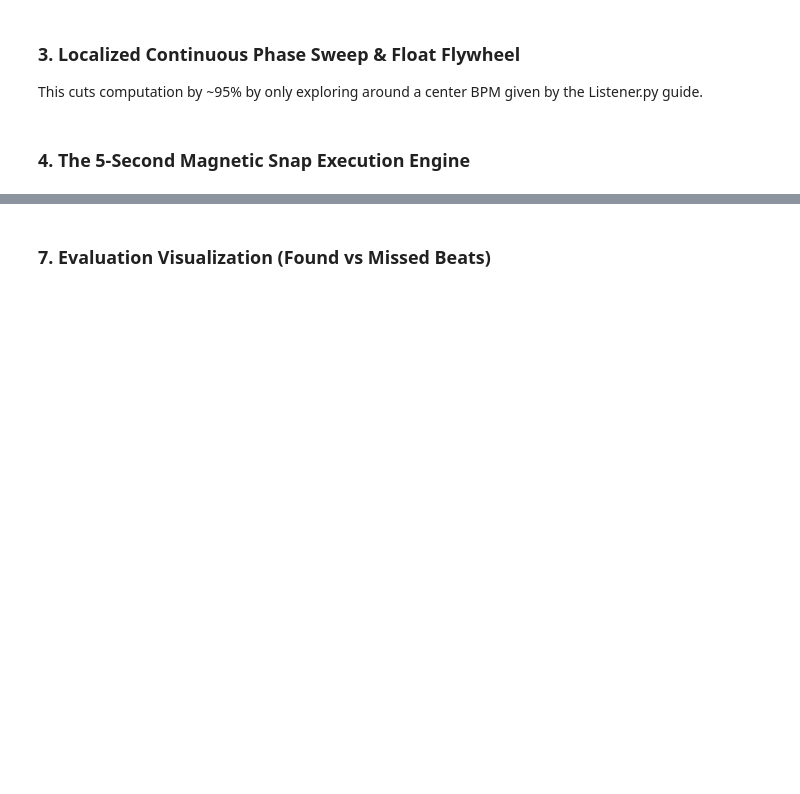
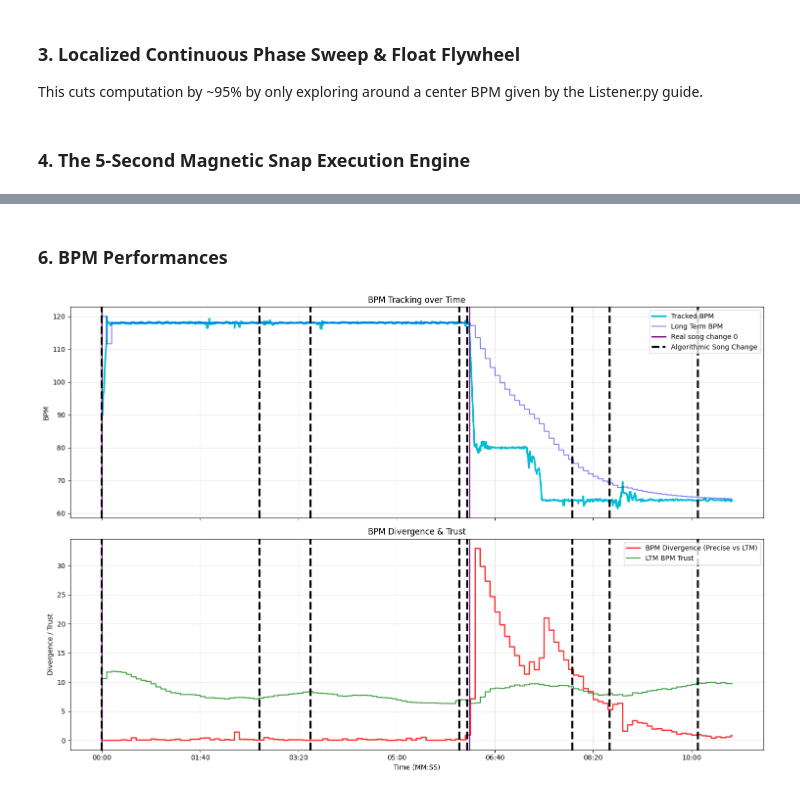
Before and after one commit to LucRobey/vialactee, a Jupyter notebook: playground/ContinuousHybridTracker.ipynb, the cells around one changed output, grey strips where cells are left out. Saved outputs shown, nothing was run; the diff lists cells and outputs as text; code cells hidden in the pictures; blank space fills up the shorter version.

```diff
--- a/playground/ContinuousHybridTracker.ipynb
+++ b/playground/ContinuousHybridTracker.ipynb
@@ -125,11 +144,8 @@ class Robust_Simulated_Microphone:
 
         self.raw_fft_history = None
         self.bass_flux = 0.0
-        self.vocal_flux = 0.0
         self.treble_flux = 0.0
         self.high_res_flux = 0.0
-        self.vocal_energy = 0.0
-        self.vocal_prominence = 0.0
 
     def pop_chunk(self, chunk_size=1024):
         if self.current_pos + chunk_size > self.total_samples:
@@ -153,12 +169,8 @@ class Robust_Simulated_Microphone:
         if self.raw_fft_history is not None:
             freq_diff = np.maximum(0, fft_result - self.raw_fft_history)
             self.bass_flux = np.sum(freq_diff[1:7])
-            self.vocal_flux = np.sum(freq_diff[7:70])
             self.treble_flux = np.sum(freq_diff[70:300])
             self.high_res_flux = self.treble_flux
-            self.vocal_energy = np.sum(fft_result[7:70])
-            vocal_mean = np.mean(fft_result[7:70])
-            self.vocal_prominence = np.max(fft_result[7:70]) / (vocal_mean + 1.0)
         self.raw_fft_history = fft_result
 # %% [markdown]
 ### 3. Localized Continuous Phase Sweep & Float Flywheel
@@ -798,2 +661,53 @@ plt.show()
-# %% [markdown]
-### 7. Evaluation Visualization (Found vs Missed Beats)
+# %% [markdown]
+### 6. BPM Performances
+# %%
+import matplotlib.pyplot as plt
+import matplotlib.ticker as ticker
+def min_sec_formatter(x, pos):
+    m = int(x // 60)
+    s = int(x % 60)
+    return f'{m:02d}:{s:02d}'
+
+time_arr = np.array(history_time)
+bpm_arr = np.array(history_bpm)
+trust_arr = np.array(history_trust)
+diverge_arr = np.array(history_bpm_divergence)
+ltm_bpm_arr = np.array(history_ltm_bpm)
+
+fig, (ax1, ax2) = plt.subplots(2, 1, figsize=(15, 10), sharex=True)
+
+ax1.plot(time_arr, bpm_arr, color='#00bcd4', linewidth=2.5, label='Tracked BPM')
+ax1.plot(time_arr, ltm_bpm_arr, color='blue', alpha=0.5, linewidth=1.5, label='Long Term BPM')
+ax1.set_title('BPM Tracking over Time')
+ax1.set_ylabel('BPM')
+ax1.legend(loc='upper right')
+ax1.grid(alpha=0.3)
+
+ax2.plot(time_arr, diverge_arr, color='red', alpha=0.8, linewidth=2.0, label='BPM Divergence (Precise vs LTM)')
+ax2.plot(time_arr, 20.0*trust_arr, color='green', alpha=0.8, linewidth=1.5, label='LTM BPM Trust')
+#ax2.axhline(8.0, color='darkred', linestyle='--', linewidth=2.0, label='BPM Jump Threshold (8.0)')
+ax2.set_title('BPM Divergence & Trust')
+ax2.set_ylabel('Divergence / Trust')
+ax2.legend(loc='upper right')
+ax2.grid(alpha=0.3)
+
+y = 0
+for k in range(len(y_list)):
+    y_k = y_list[k]
+    real_change_time = y / sr
+    ax1.axvline(real_change_time, color='purple', linestyle='-', linewidth=2, label=f'Real song change {k}' if k==0 else '')
+    ax2.axvline(real_change_time, color='purple', linestyle='-', linewidth=2)
+    y += len(y_k)
+
+for sid, s_time in enumerate(song_changes):
+    ax1.axvline(s_time, color='black', linestyle='--', linewidth=3, label='Algorithmic Song Change' if sid == 0 else '')
+    ax2.axvline(s_time, color='black', linestyle='--', linewidth=3)
+
+ax1.legend(loc='upper right')
+ax2.xaxis.set_major_formatter(ticker.FuncFormatter(min_sec_formatter))
+plt.xlabel('Time (MM:SS)')
+plt.tight_layout()
+plt.savefig('bpm_performances.png')
+plt.show()
+# %% [output]
+[figure, added]
```
Also changed, not shown: parts of 11 cells of this notebook, 20 other files.
